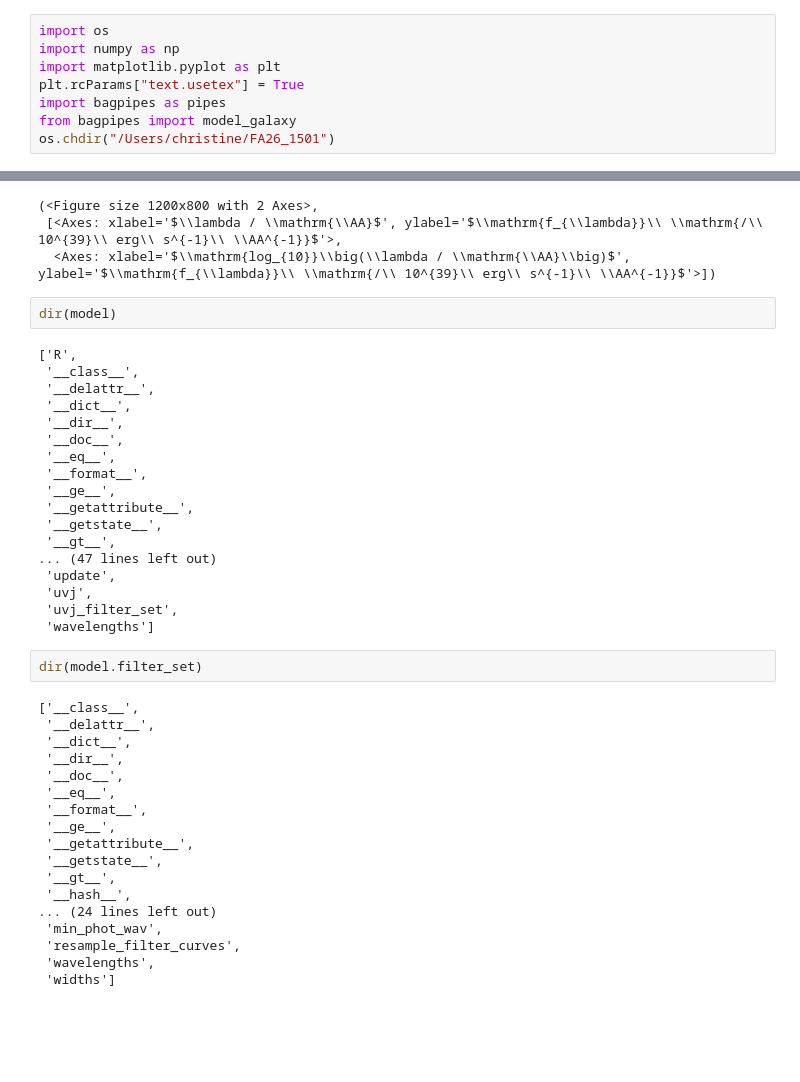
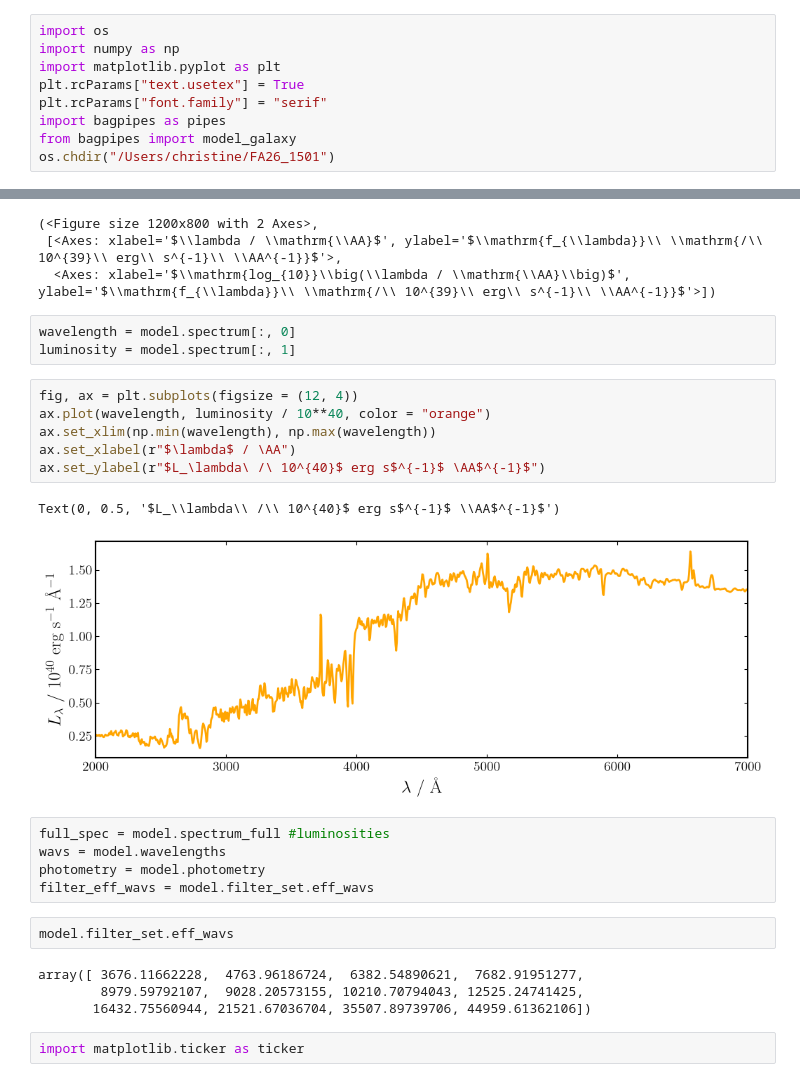
Before and after one commit to ChristineHao-zhcekl/galprior, a Jupyter notebook: BAGPIPES/Bagpipes.ipynb, the cells around one changed output, grey strips where cells are left out. Cells and saved outputs as stored; diff of their text form; blank space fills up the shorter version.

```diff
--- a/BAGPIPES/Bagpipes.ipynb
+++ b/BAGPIPES/Bagpipes.ipynb
@@ -3,6 +3,7 @@ import os
 import numpy as np
 import matplotlib.pyplot as plt
 plt.rcParams["text.usetex"] = True
+plt.rcParams["font.family"] = "serif"
 import bagpipes as pipes
 from bagpipes import model_galaxy
 os.chdir("/Users/christine/FA26_1501")
@@ -66,43 +67,28 @@ model.plot()
 (<Figure size 1200x800 with 2 Axes>,
  [<Axes: xlabel='$\\lambda / \\mathrm{\\AA}$', ylabel='$\\mathrm{f_{\\lambda}}\\ \\mathrm{/\\ 10^{39}\\ erg\\ s^{-1}\\ \\AA^{-1}}$'>,
   <Axes: xlabel='$\\mathrm{log_{10}}\\big(\\lambda / \\mathrm{\\AA}\\big)$', ylabel='$\\mathrm{f_{\\lambda}}\\ \\mathrm{/\\ 10^{39}\\ erg\\ s^{-1}\\ \\AA^{-1}}$'>])
-# %%
-dir(model)
-# %% [output]
-['R',
- '__class__',
- '__delattr__',
- '__dict__',
- '__dir__',
- '__doc__',
- '__eq__',
- '__format__',
- '__ge__',
- '__getattribute__',
- '__getstate__',
- '__gt__',
-... (47 lines left out)
- 'update',
- 'uvj',
- 'uvj_filter_set',
- 'wavelengths']
-# %%
-dir(model.filter_set)
-# %% [output]
-['__class__',
- '__delattr__',
- '__dict__',
- '__dir__',
- '__doc__',
- '__eq__',
- '__format__',
- '__ge__',
- '__getattribute__',
- '__getstate__',
- '__gt__',
- '__hash__',
-... (24 lines left out)
- 'min_phot_wav',
- 'resample_filter_curves',
- 'wavelengths',
- 'widths']
+# %%
+wavelength = model.spectrum[:, 0]
+luminosity = model.spectrum[:, 1]
+# %%
+fig, ax = plt.subplots(figsize = (12, 4))
+ax.plot(wavelength, luminosity / 10**40, color = "orange")
+ax.set_xlim(np.min(wavelength), np.max(wavelength))
+ax.set_xlabel(r"$\lambda$ / \AA")
+ax.set_ylabel(r"$L_\lambda\ /\ 10^{40}$ erg s$^{-1}$ \AA$^{-1}$")
+# %% [output]
+Text(0, 0.5, '$L_\\lambda\\ /\\ 10^{40}$ erg s$^{-1}$ \\AA$^{-1}$')
+[figure, added]
+# %%
+full_spec = model.spectrum_full #luminosities
+wavs = model.wavelengths
+photometry = model.photometry
+filter_eff_wavs = model.filter_set.eff_wavs
+# %%
+model.filter_set.eff_wavs
+# %% [output]
+array([ 3676.11662228,  4763.96186724,  6382.54890621,  7682.91951277,
+        8979.59792107,  9028.20573155, 10210.70794043, 12525.24741425,
+       16432.75560944, 21521.67036704, 35507.89739706, 44959.61362106])
+# %%
+import matplotlib.ticker as ticker
```
Also changed, not shown: parts of 2 cells of this notebook.
